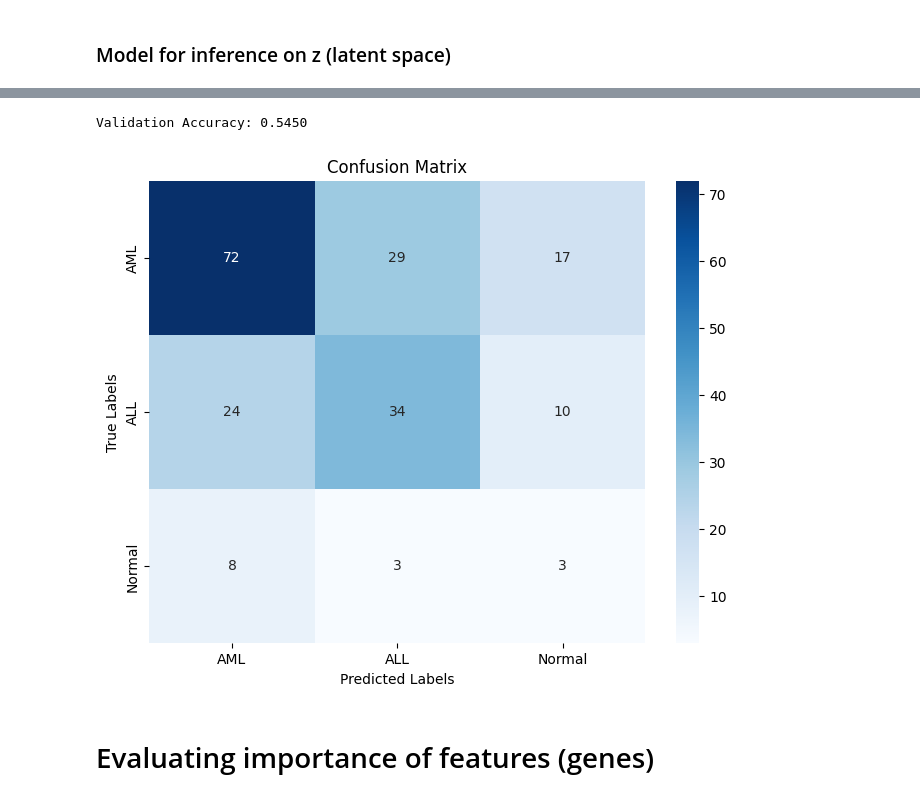
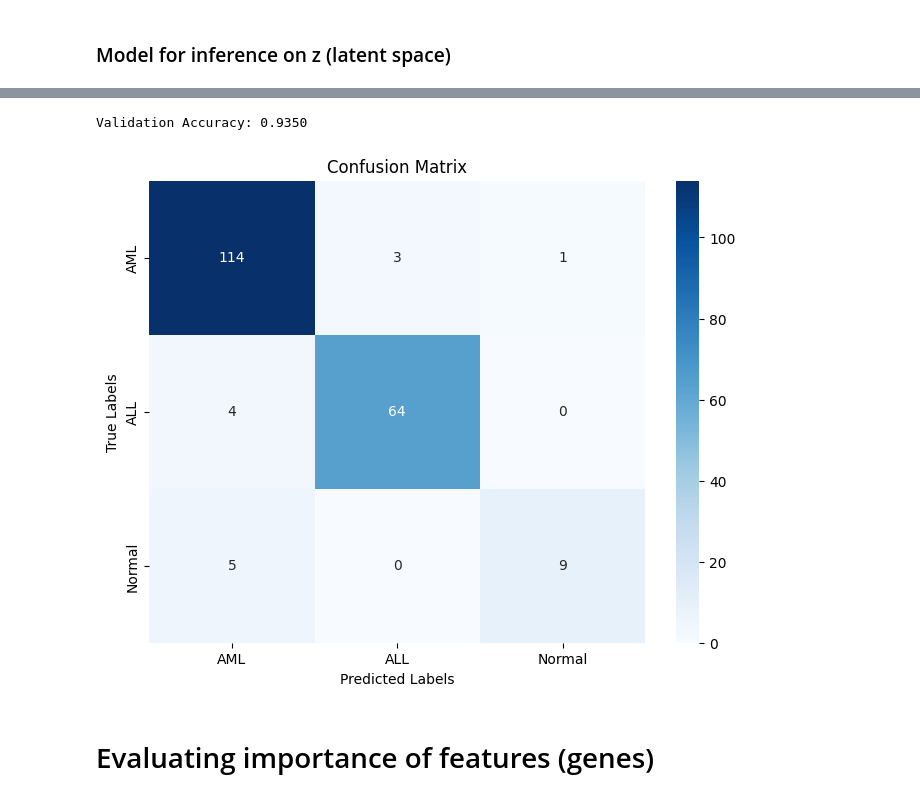
Before and after one commit to Richlogger/42186-Model-Based-ML-Project, a Jupyter notebook: model4.ipynb, the cells around one changed output, grey strips where cells are left out. Drawn from its saved outputs; the diff is of its cells as text; code cells hidden in the pictures.

```diff
--- a/model4.ipynb
+++ b/model4.ipynb
@@ -196,10 +288,12 @@ TSNE_plots(z_loc, test_label)
 # Prediction on Validation data
 # %% [markdown]
 ### Freeze model parameters for prediction
-# %%
-W_post = pyro.param("w_loc")  # shape: [latent_dim, n_genes]
-A = pyro.param("A")           # shape: [n_classes, latent_dim]
-b = pyro.param("b")           # shape: [n_classes]
+# %%
+ps       = pyro.get_param_store()
+W_pm     = ps["w_loc"].detach()                    # [latent_dim, n_genes]
+sigma_pm = ps["sigma_loc"].detach()                # scalar or [n_genes]
+A_pm     = ps["a_loc"].detach()                    # [n_classes, latent_dim]
+b_pm     = ps["b_loc"].detach()                    # [n_classes]
 # %% [markdown]
 ### Model for inference on z (latent space)
 # %%
@@ -264,32 +364,32 @@ Total time spent: 32.25 seconds (0.54 minutes)
 # %%
 def predict_classes(z_loc, A, b, y_true):
     # Predict class labels using the learned latent representation
     logits = torch.matmul(z_loc, A.T) + b
     probs = torch.softmax(logits, dim=-1)
     y_hat = torch.argmax(probs, dim=-1).numpy()
 
     # Compute accuracy
     y_true = torch.tensor(y_true, dtype=torch.long).numpy()
     accuracy = (y_true.ravel() == y_hat).mean()
     print(f"Validation Accuracy: {accuracy:.4f}")
 
     # Compute and plot confusion matrix
     conf_matrix = confusion_matrix(y_true, y_hat)
     plt.figure(figsize=(8, 6))
     sns.heatmap(conf_matrix, annot=True, fmt="d", cmap="Blues", xticklabels=["AML", "ALL", "Normal"], yticklabels=["AML", "ALL", "Normal"])
     plt.xlabel("Predicted Labels")
     plt.ylabel("True Labels")
     plt.title("Confusion Matrix")
     plt.show()
     return y_hat
 
 
 z_loc_val = pyro.param("z_loc_val").detach()  # shape: [n_val_samples, latent_dim]
 
-y_hat_val = predict_classes(z_loc_val, A, b, val_label)
+y_hat_val = predict_classes(z_loc_val, A_pm, b_pm, y_val)
 # %% [output]
-Validation Accuracy: 0.5450
+Validation Accuracy: 0.9350
-[figure, old version]
+[figure, new version]
 # %% [markdown]
 # Evaluating importance of features (genes)
 # %%
```
Also changed, not shown: parts of 13 cells of this notebook.
